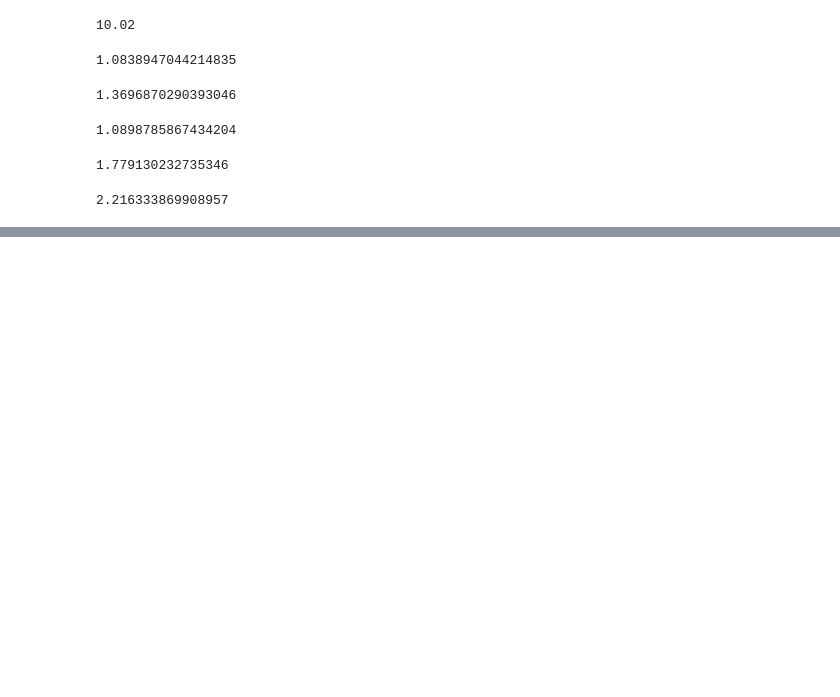
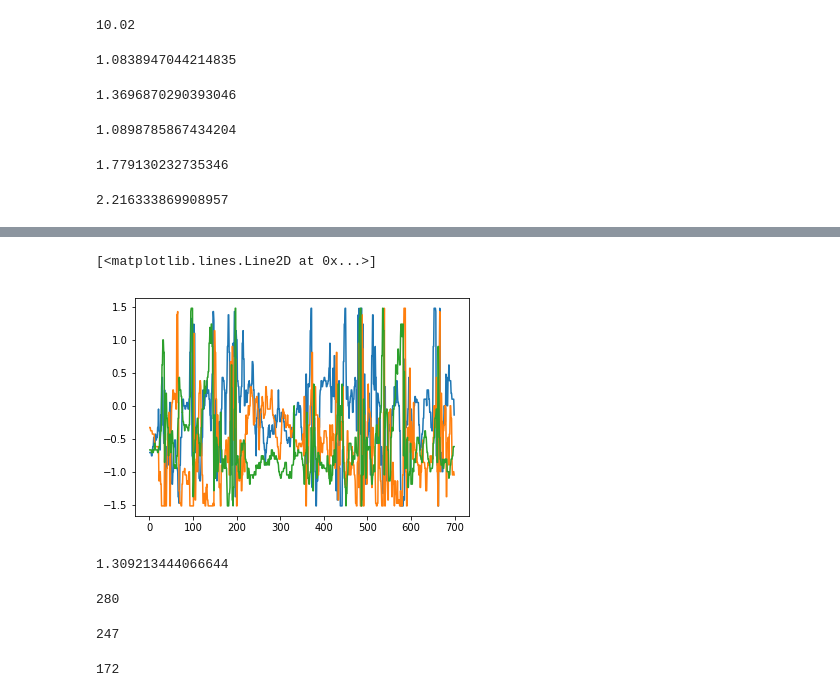
Before and after one commit to matthew-haines/starterhacks, a Jupyter notebook: collection/workbook.ipynb, the cells around one changed output, grey strips where cells are left out. Saved outputs shown, nothing was run; the diff lists cells and outputs as text; code cells hidden in the pictures; blank space fills up the shorter version.

Commit message:
yay we got complexity

```diff
--- a/collection/workbook.ipynb
+++ b/collection/workbook.ipynb
@@ -174,0 +192,18 @@ vigour(makevectors(dfp))
+# %%
+plt.plot(cool['x'])
+plt.plot(cool['y'])
+plt.plot(cool['z'])
+# %% [output]
+[<matplotlib.lines.Line2D at 0x...>]
+[figure, added]
+# %%
+vigour(makevectors(cool))
+# %% [output]
+1.309213444066644
+# %%
+for i in range(len(normal['x'])-40):
+    if (np.std(normal['x'][i:i+40]) < 0.05):
+        print(i)
+        break
+# %% [output]
+280
@@ -174,0 +222,8 @@ vigour(makevectors(dfp))
+# %%
+complexity(cool.values)
+# %% [output]
+247
+# %%
+complexity(normal.values)
+# %% [output]
+172
```
Also changed, not shown: parts of 7 cells of this notebook, 5 other files.
